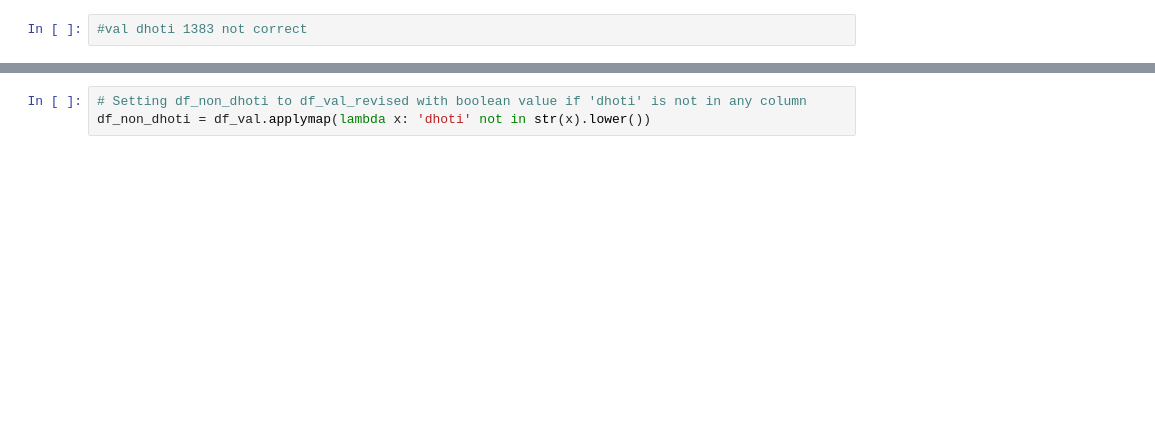
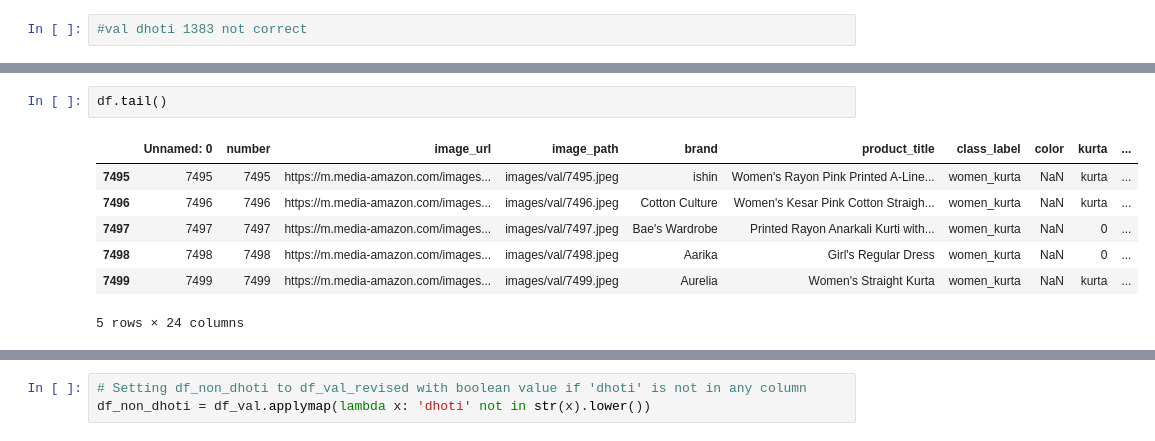
Before and after one commit to keb101/Image-Classification-Indian-Clothing, a Jupyter notebook: Classification_of_Indian_clothing_images/notebooks/Investigating_orig_data.ipynb, the cells around one changed output, grey strips where cells are left out. Cells and saved outputs as stored; diff of their text form; blank space fills up the shorter version.

```diff
--- a/Classification_of_Indian_clothing_images/notebooks/Investigating_orig_data.ipynb
+++ b/Classification_of_Indian_clothing_images/notebooks/Investigating_orig_data.ipynb
@@ -268,0 +281,10 @@ df_dhoti_diff.head()
+# %%
+df.tail()
+# %% [output]
+|  | Unnamed: 0 | number | image_url | image_path | brand | product_title | class_label | color | kurta | ... |
+| 7495 | 7495 | 7495 | https://m.media-amazon.com/images... | images/val/7495.jpeg | ishin | Women's Rayon Pink Printed A-Line... | women_kurta | NaN | kurta | ... |
+| 7496 | 7496 | 7496 | https://m.media-amazon.com/images... | images/val/7496.jpeg | Cotton Culture | Women's Kesar Pink Cotton Straigh... | women_kurta | NaN | kurta | ... |
+| 7497 | 7497 | 7497 | https://m.media-amazon.com/images... | images/val/7497.jpeg | Bae's Wardrobe | Printed Rayon Anarkali Kurti with... | women_kurta | NaN | 0 | ... |
+| 7498 | 7498 | 7498 | https://m.media-amazon.com/images... | images/val/7498.jpeg | Aarika | Girl's Regular Dress | women_kurta | NaN | 0 | ... |
+| 7499 | 7499 | 7499 | https://m.media-amazon.com/images... | images/val/7499.jpeg | Aurelia | Women's Straight Kurta | women_kurta | NaN | kurta | ... |
+5 rows × 24 columns
```
Also changed, not shown: parts of 137 cells of this notebook, 55 other files.
